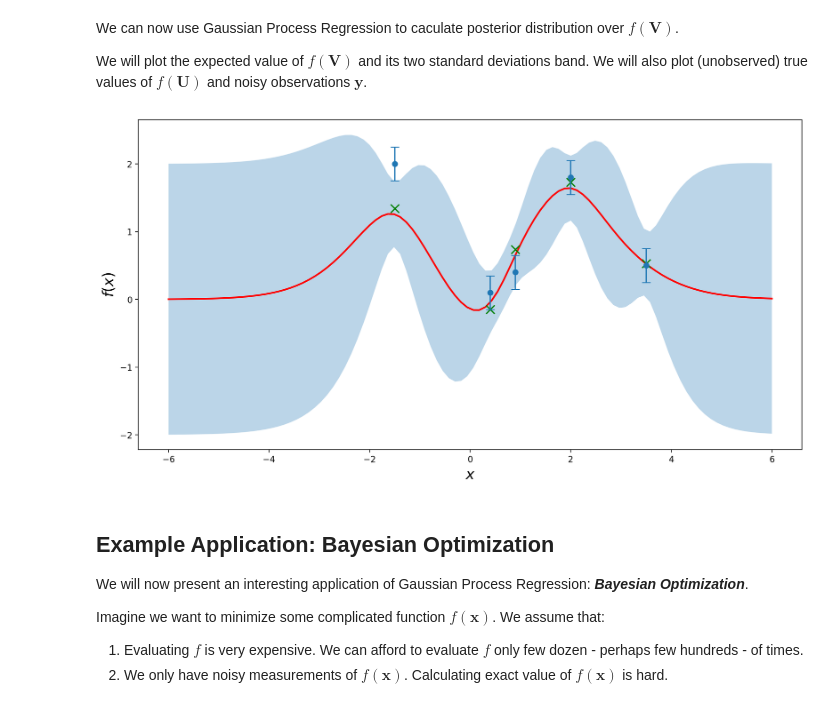
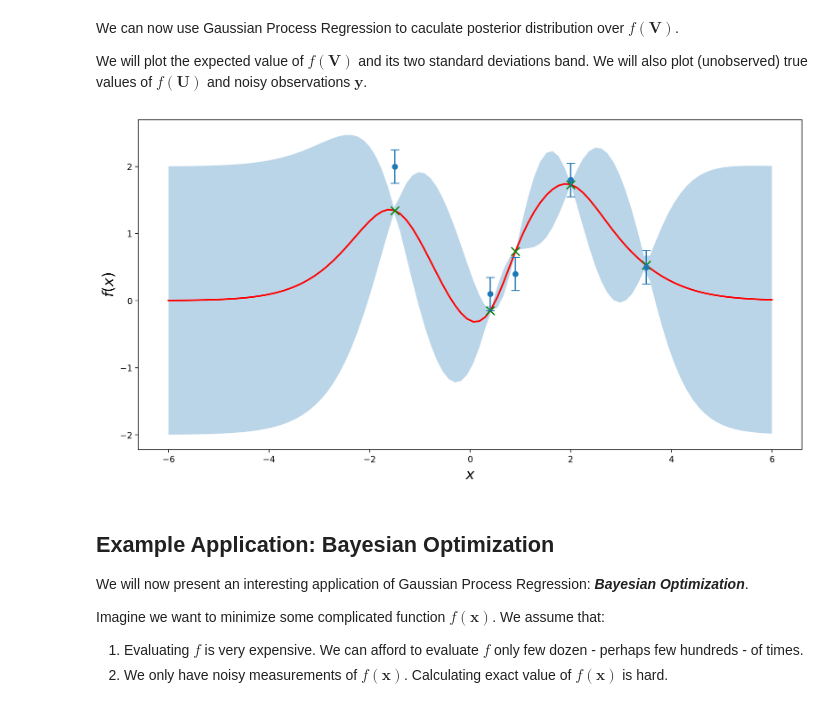
Before and after one commit to arturgesiarz/StatisticalMachineLearning-Course, a Jupyter notebook: Lab04/lab4.ipynb, the cells around one changed output. Drawn from its saved outputs; the diff is of its cells as text; code cells hidden in the pictures.

```diff
--- a/Lab04/lab4.ipynb
+++ b/Lab04/lab4.ipynb
@@ -353,12 +354,12 @@ We can now use Gaussian Process Regression to caculate posterior distribution ov
 
 We will plot the expected value of $f(\mathbf{V})$ and its two standard deviations band. We will also plot (unobserved) true values of $f(\mathbf{U})$ and noisy observations $\mathbf{y}$.
 # %%
-mu_V, Sigma_V = gp_regression(V, U, y, sigma, kernel=matern_kernel, l=1.0, nu=2.5)
+mu_V, Sigma_V = gp_regression(V, U, y, 0, kernel=matern_kernel, l=1.0, nu=2.5)
 
 fig = plt.figure(figsize=(14, 7))
 plot_gpr(plt.gca(), V, mu_V, Sigma_V, U, F_U, y, sigma)
 # %% [output]
-[figure, old version]
+[figure, new version]
 # %% [markdown]
 ## Example Application: Bayesian Optimization
 
```
Also changed, not shown: parts of 1 cell of this notebook, 1 other file.
